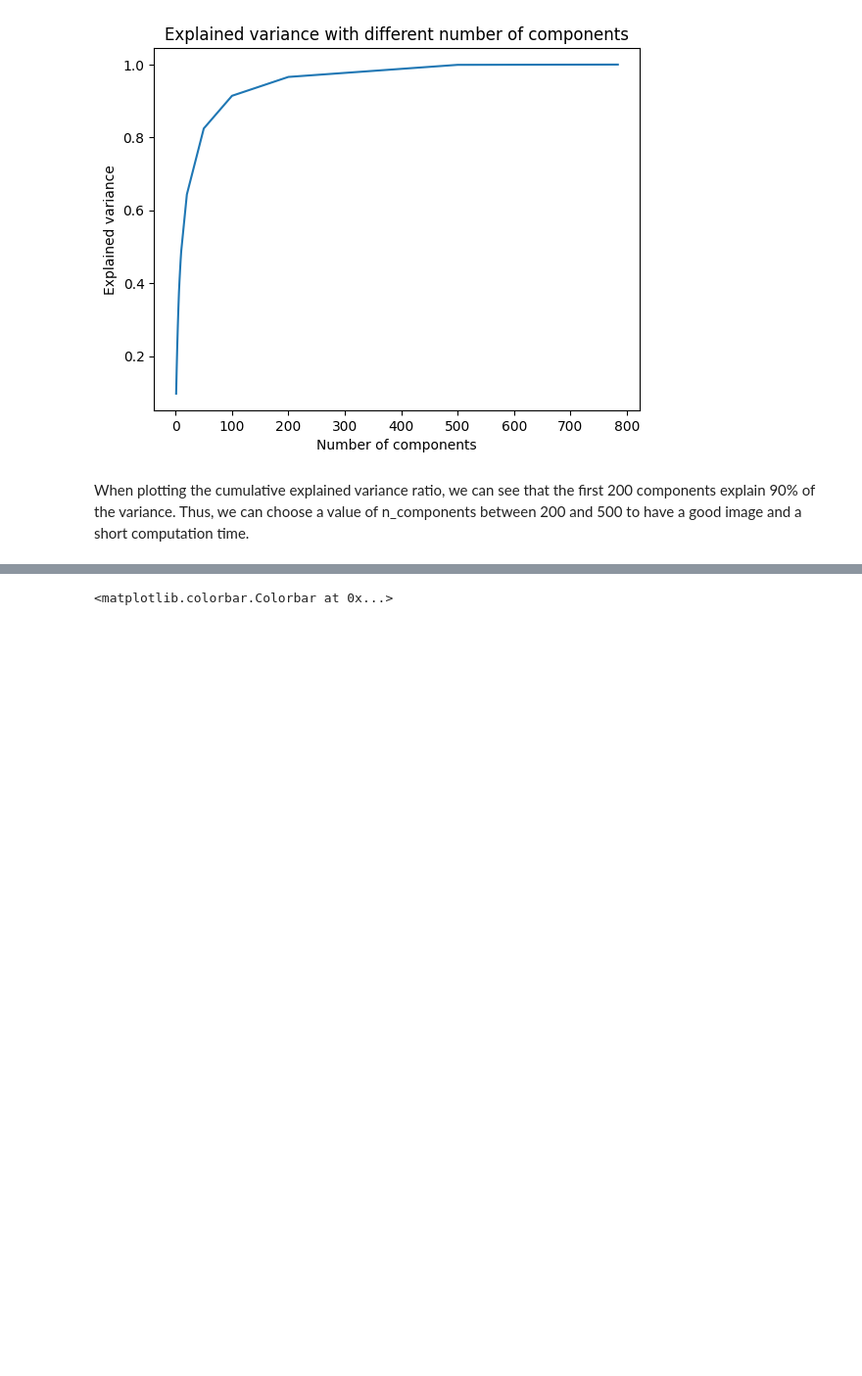
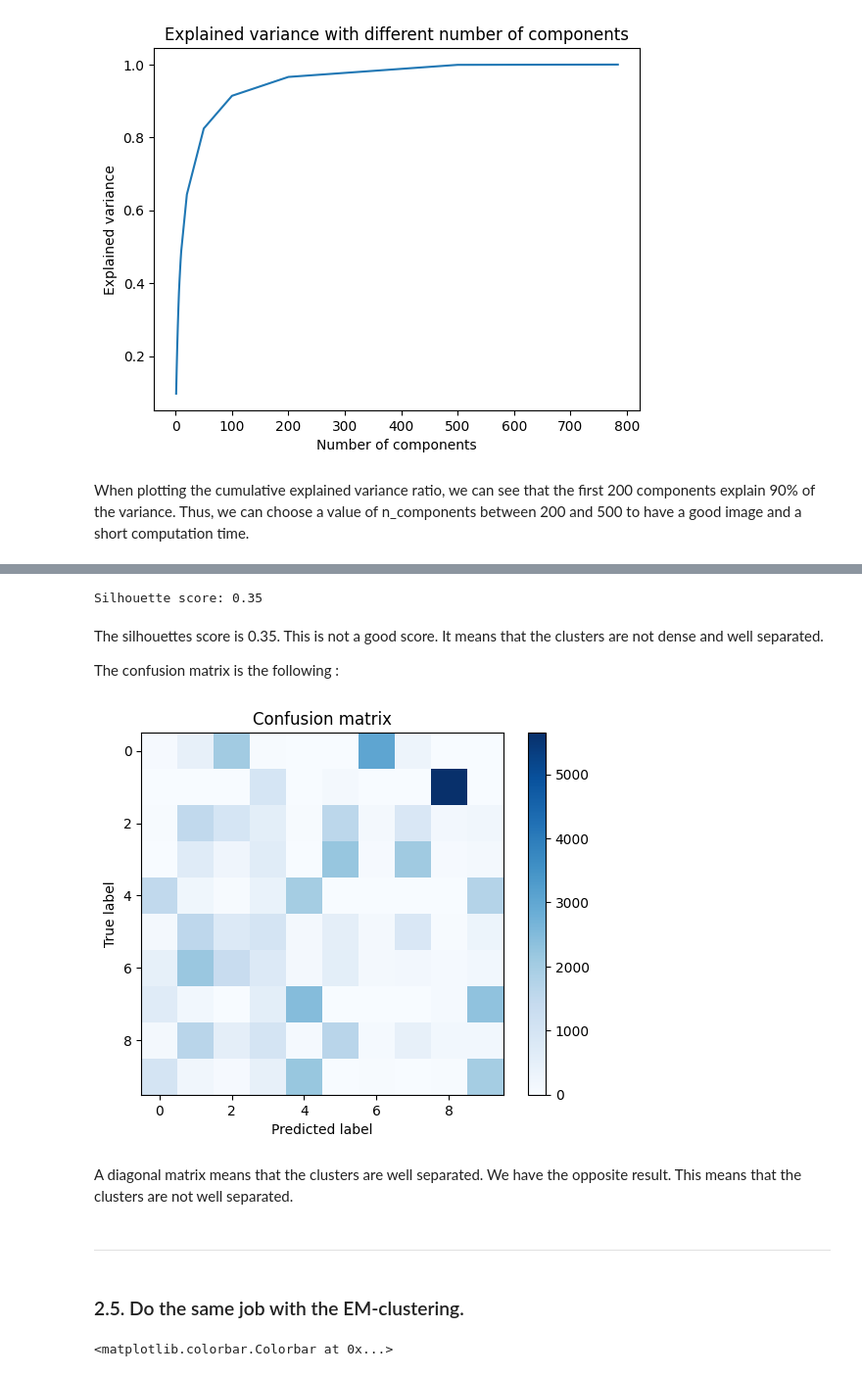
Before and after one commit to CharrierTim/Machine-Learning, a Jupyter notebook: Rapport TD1.ipynb, the cells around one changed output, grey strips where cells are left out. Shown at 98% size. Drawn from its saved outputs; the diff is of its cells as text; code cells hidden in the pictures; blank space fills up the shorter version.

```diff
--- a/Rapport TD1.ipynb
+++ b/Rapport TD1.ipynb
@@ -201,3 +251,32 @@ The result confirms that the partition is not good. Furthermore, we used two fun
+# %%
+labels = kmeans.labels_
+silhouette_score = silhouette_score(X_train_pca, labels, metric='euclidean')
+print("Silhouette score: {:.2f}".format(silhouette_score))
+# %% [output]
+Silhouette score: 0.35
+# %% [markdown]
+The silhouettes score is 0.35. This is not a good score. It means that the clusters are not dense and well separated.
+
+The confusion matrix is the following :
+# %%
+# Confusion matrix
+from sklearn.metrics import confusion_matrix
+
+confusion_matrix = confusion_matrix(Y_train, labels)
+plt.imshow(confusion_matrix, cmap='Blues')
+plt.colorbar()
+plt.title("Confusion matrix")
+plt.xlabel("Predicted label")
+plt.ylabel("True label")
+plt.show()
+# %% [output]
+[figure, added]
+# %% [markdown]
+A diagonal matrix means that the clusters are well separated. We have the opposite result. This means that the clusters are not well separated.
+# %% [markdown]
+---
+# %% [markdown]
+### 2.5. Do the same job with the EM-clustering.
 # %%
 # Let's do the same but using EM clustering (be careful, it can take a while)
 
```
Also changed, not shown: parts of 24 cells of this notebook.
